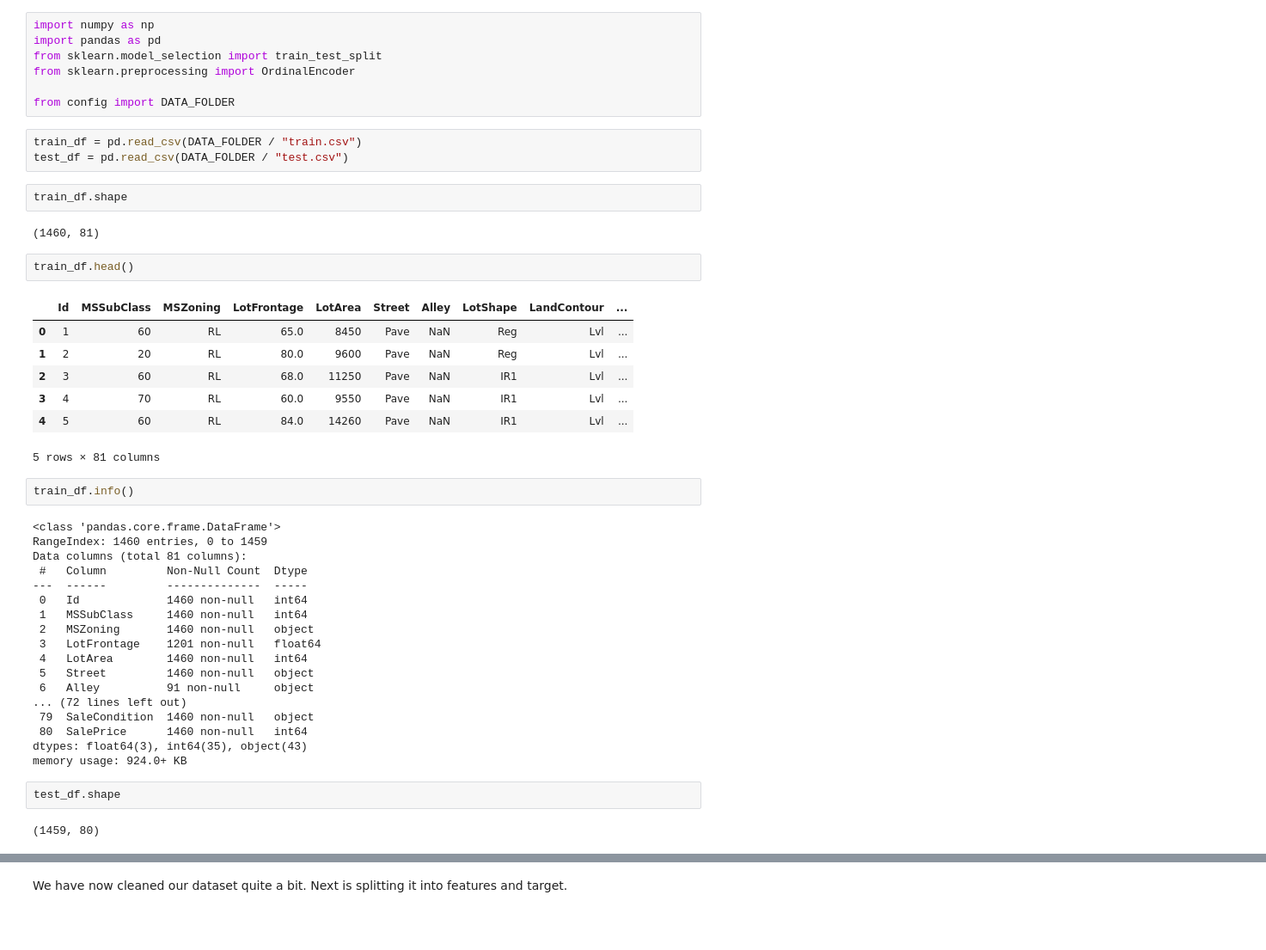
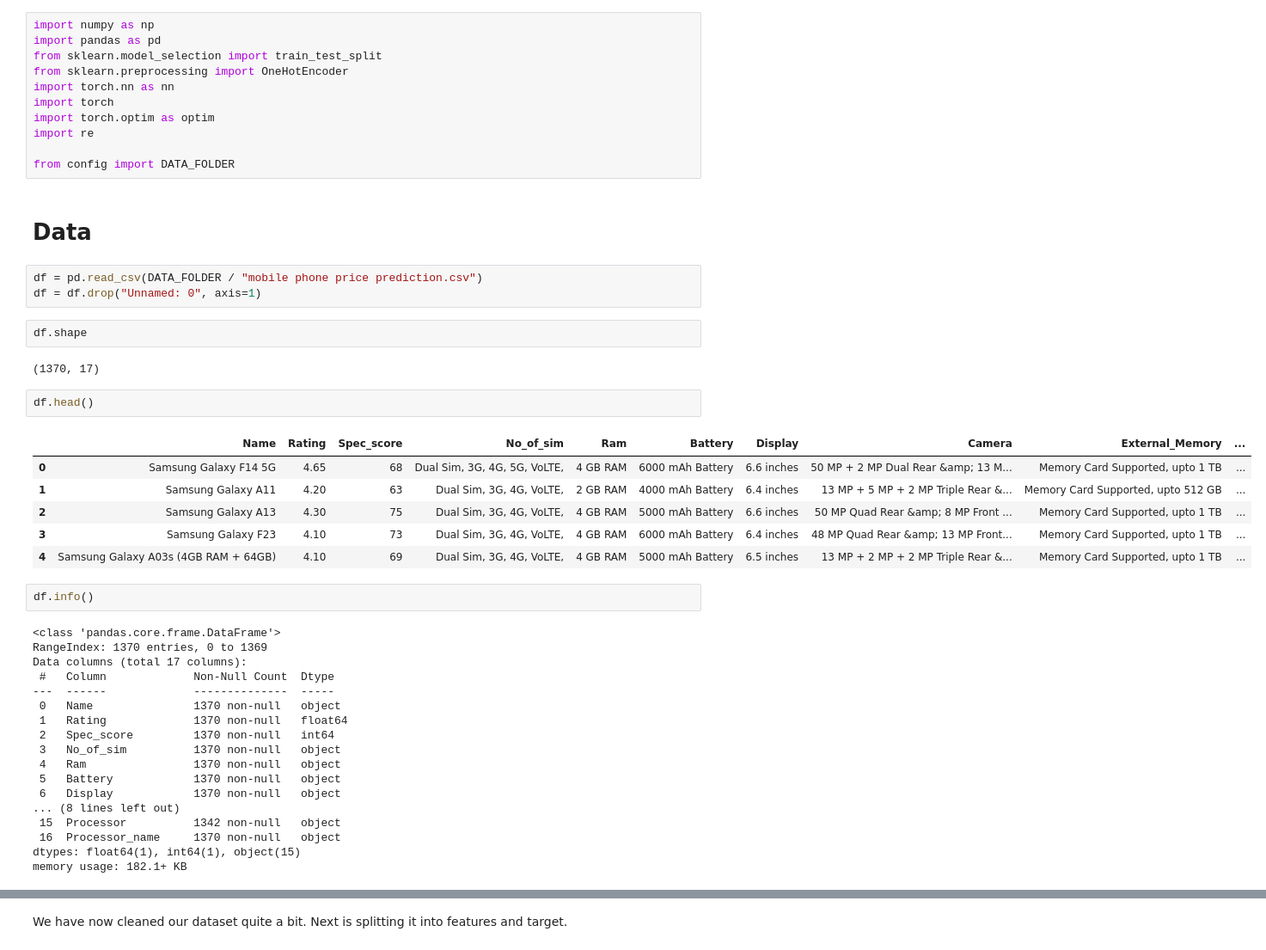
Before and after one commit to MichaelVerdegaal/PSONeuralNetwork, a Jupyter notebook: main/main.ipynb, the cells around one changed output, grey strips where cells are left out. Shown at 86% size. Drawn from its saved outputs; the diff is of its cells as text; blank space fills up the shorter version.

```diff
--- a/main/main.ipynb
+++ b/main/main.ipynb
@@ -2,47 +2,48 @@
 import numpy as np
 import pandas as pd
 from sklearn.model_selection import train_test_split
-from sklearn.preprocessing import OrdinalEncoder
+from sklearn.preprocessing import OneHotEncoder
+import torch.nn as nn
+import torch
+import torch.optim as optim
+import re
 
 from config import DATA_FOLDER
+# %% [markdown]
+# Data
 # %%
-train_df = pd.read_csv(DATA_FOLDER / "train.csv")
-test_df = pd.read_csv(DATA_FOLDER / "test.csv")
+df = pd.read_csv(DATA_FOLDER / "mobile phone price prediction.csv")
+df = df.drop("Unnamed: 0", axis=1)
 # %%
-train_df.shape
+df.shape
 # %% [output]
-(1460, 81)
+(1370, 17)
 # %%
-train_df.head()
+df.head()
 # %% [output]
-|  | Id | MSSubClass | MSZoning | LotFrontage | LotArea | Street | Alley | LotShape | LandContour | ... |
-| 0 | 1 | 60 | RL | 65.0 | 8450 | Pave | NaN | Reg | Lvl | ... |
-| 1 | 2 | 20 | RL | 80.0 | 9600 | Pave | NaN | Reg | Lvl | ... |
-| 2 | 3 | 60 | RL | 68.0 | 11250 | Pave | NaN | IR1 | Lvl | ... |
-| 3 | 4 | 70 | RL | 60.0 | 9550 | Pave | NaN | IR1 | Lvl | ... |
-| 4 | 5 | 60 | RL | 84.0 | 14260 | Pave | NaN | IR1 | Lvl | ... |
+|  | Name | Rating | Spec_score | No_of_sim | Ram | Battery | Display | Camera | External_Memory | ... |
+| 0 | Samsung Galaxy F14 5G | 4.65 | 68 | Dual Sim, 3G, 4G, 5G, VoLTE, | 4 GB RAM | 6000 mAh Battery | 6.6 inches | 50 MP + 2 MP Dual Rear &amp; 13 M... | Memory Card Supported, upto 1 TB | ... |
+| 1 | Samsung Galaxy A11 | 4.20 | 63 | Dual Sim, 3G, 4G, VoLTE, | 2 GB RAM | 4000 mAh Battery | 6.4 inches | 13 MP + 5 MP + 2 MP Triple Rear &... | Memory Card Supported, upto 512 GB | ... |
+| 2 | Samsung Galaxy A13 | 4.30 | 75 | Dual Sim, 3G, 4G, VoLTE, | 4 GB RAM | 5000 mAh Battery | 6.6 inches | 50 MP Quad Rear &amp; 8 MP Front ... | Memory Card Supported, upto 1 TB | ... |
+| 3 | Samsung Galaxy F23 | 4.10 | 73 | Dual Sim, 3G, 4G, VoLTE, | 4 GB RAM | 6000 mAh Battery | 6.4 inches | 48 MP Quad Rear &amp; 13 MP Front... | Memory Card Supported, upto 1 TB | ... |
+| 4 | Samsung Galaxy A03s (4GB RAM + 64GB) | 4.10 | 69 | Dual Sim, 3G, 4G, VoLTE, | 4 GB RAM | 5000 mAh Battery | 6.5 inches | 13 MP + 2 MP + 2 MP Triple Rear &... | Memory Card Supported, upto 1 TB | ... |
-5 rows × 81 columns
 # %%
-train_df.info()
+df.info()
 # %% [output]
 <class 'pandas.core.frame.DataFrame'>
-RangeIndex: 1460 entries, 0 to 1459
-Data columns (total 81 columns):
- #   Column         Non-Null Count  Dtype
----  ------         --------------  -----
- 0   Id             1460 non-null   int64
- 1   MSSubClass     1460 non-null   int64
- 2   MSZoning       1460 non-null   object
- 3   LotFrontage    1201 non-null   float64
- 4   LotArea        1460 non-null   int64
- 5   Street         1460 non-null   object
- 6   Alley          91 non-null     object
-... (72 lines left out)
- 79  SaleCondition  1460 non-null   object
- 80  SalePrice      1460 non-null   int64
-dtypes: float64(3), int64(35), object(43)
-memory usage: 924.0+ KB
+RangeIndex: 1370 entries, 0 to 1369
+Data columns (total 17 columns):
+ #   Column             Non-Null Count  Dtype
+---  ------             --------------  -----
+ 0   Name               1370 non-null   object
+ 1   Rating             1370 non-null   float64
+ 2   Spec_score         1370 non-null   int64
+ 3   No_of_sim          1370 non-null   object
+ 4   Ram                1370 non-null   object
+ 5   Battery            1370 non-null   object
+ 6   Display            1370 non-null   object
+... (8 lines left out)
+ 15  Processor          1342 non-null   object
+ 16  Processor_name     1370 non-null   object
+dtypes: float64(1), int64(1), object(15)
+memory usage: 182.1+ KB
-# %%
-test_df.shape
-# %% [output]
-(1459, 80)
```
Also changed, not shown: parts of 78 cells of this notebook, 6 other files.
